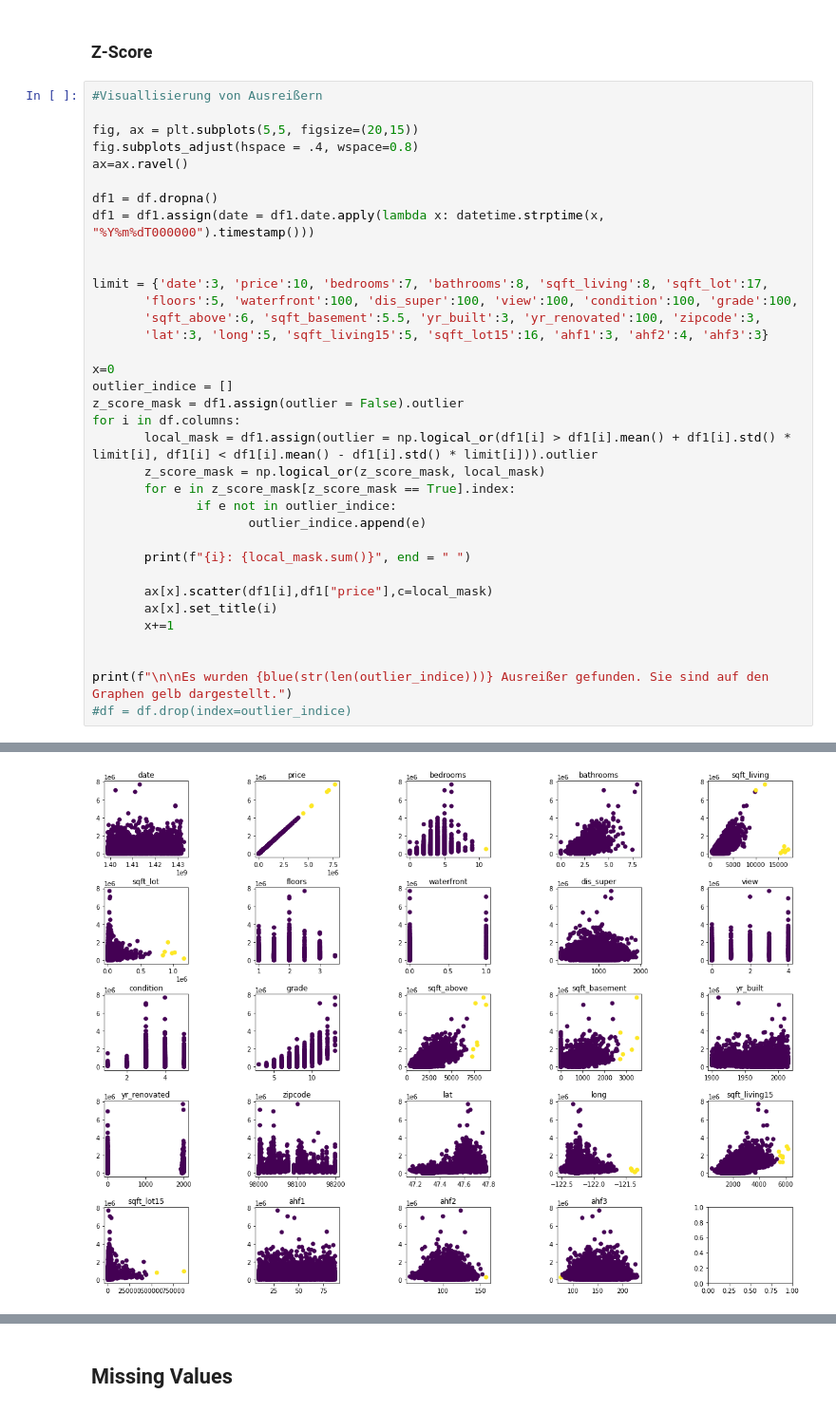
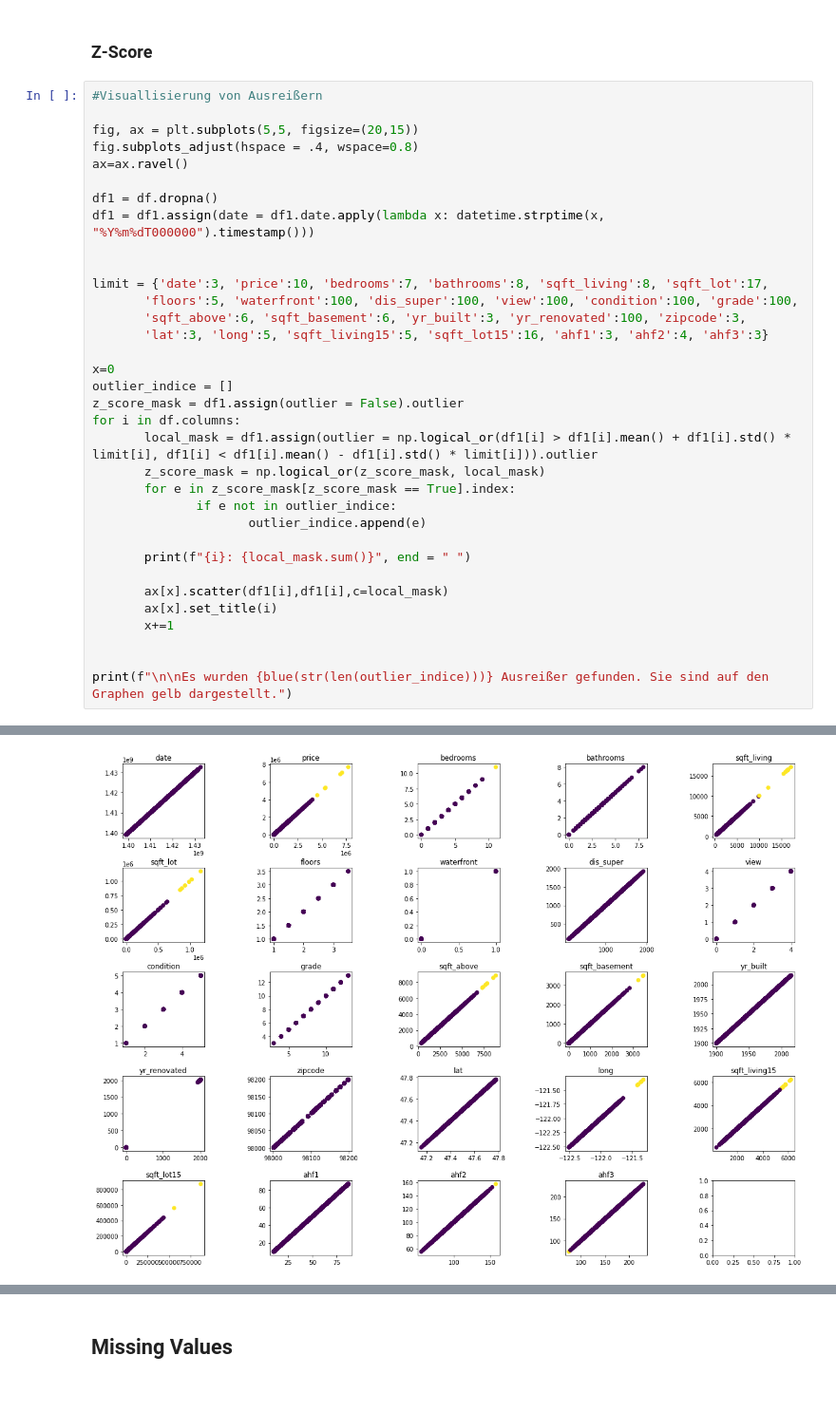
Before and after one commit to robring/advancedDatascience_CaseStudy, a Jupyter notebook: 01_Exploration_2.0.ipynb, the cells around one changed output, grey strips where cells are left out. Shown at 95% size. Cells and saved outputs as stored; diff of their text form.

```diff
--- a/01_Exploration_2.0.ipynb
+++ b/01_Exploration_2.0.ipynb
@@ -235,7 +235,7 @@ df1 = df1.assign(date = df1.date.apply(lambda x: datetime.strptime(x, "%Y%m%dT00
 
 limit = {'date':3, 'price':10, 'bedrooms':7, 'bathrooms':8, 'sqft_living':8, 'sqft_lot':17,
        'floors':5, 'waterfront':100, 'dis_super':100, 'view':100, 'condition':100, 'grade':100,
-       'sqft_above':6, 'sqft_basement':5.5, 'yr_built':3, 'yr_renovated':100, 'zipcode':3,
+       'sqft_above':6, 'sqft_basement':6, 'yr_built':3, 'yr_renovated':100, 'zipcode':3,
        'lat':3, 'long':5, 'sqft_living15':5, 'sqft_lot15':16, 'ahf1':3, 'ahf2':4, 'ahf3':3}
 
 x=0
@@ -250,11 +250,10 @@ for i in df.columns:
 
        print(f"{i}: {local_mask.sum()}", end = " ")
 
-       ax[x].scatter(df1[i],df1["price"],c=local_mask)
+       ax[x].scatter(df1[i],df1[i],c=local_mask)
        ax[x].set_title(i)
        x+=1
 
 
 print(f"\n\nEs wurden {blue(str(len(outlier_indice)))} Ausreißer gefunden. Sie sind auf den Graphen gelb dargestellt.")
-#df = df.drop(index=outlier_indice)
 # %% [output]
@@ -264,4 +263,4 @@ Es wurden 48 Ausreißer gefunden. Sie sind auf den Graphen gelb dargestellt.
-[figure, old version]
+[figure, new version]
 # %% [markdown]
 Die Z-Score Ausreißererkennung liefert für einige der Features durchaus brauchbare Ergebnisse. Ein einheitliches Limit, dass für alle Features zuverlässig Ausreißer erkennt, scheint es allerdings nicht zu geben. Daher haben wir für einzelne Features einzelne Z-SCore-Limits festgelegt, bei denen alle Ausreißer erkannt werden.
 
```
Also changed, not shown: parts of 4 cells of this notebook.
